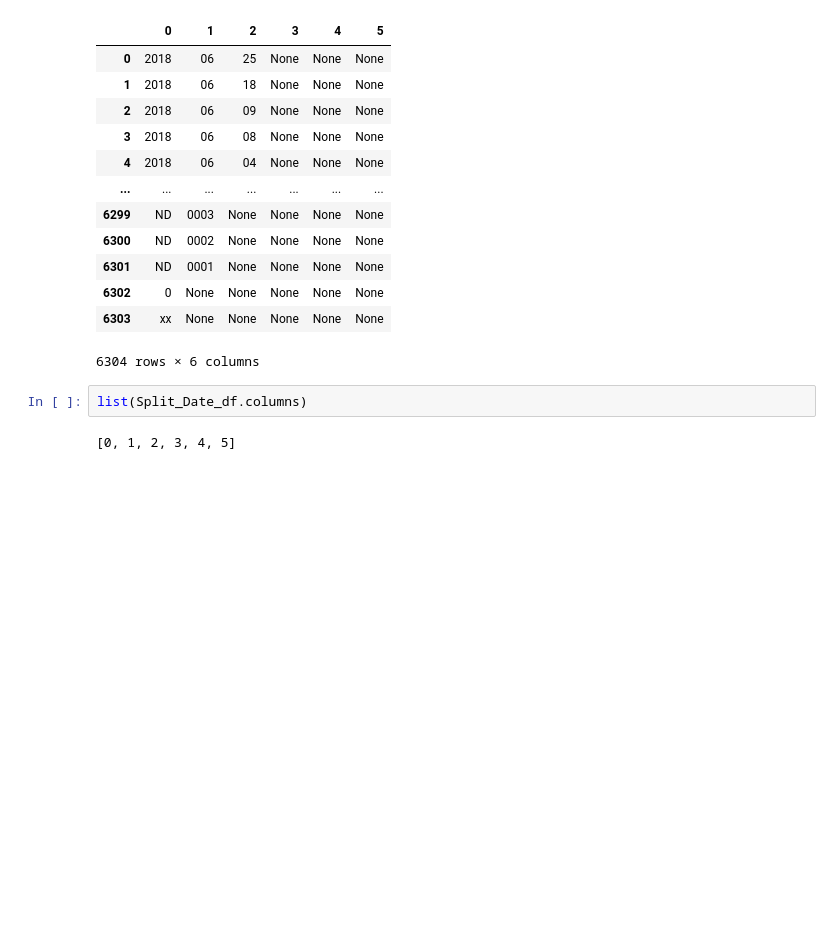
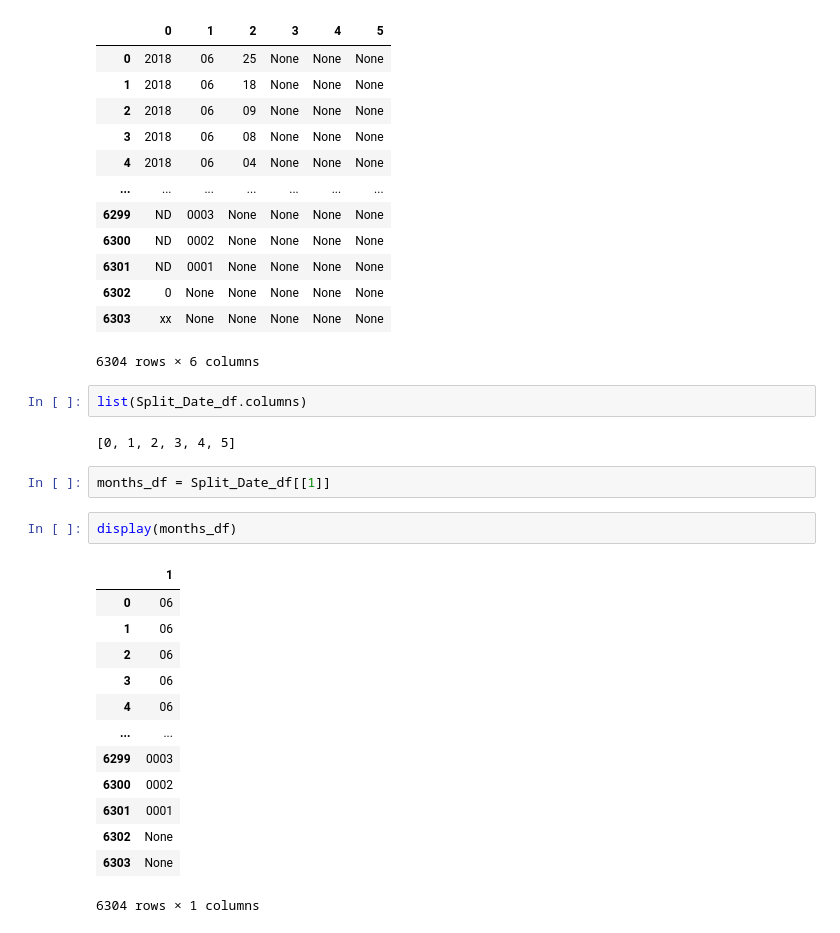
Before and after one commit to jaimecabanyes/Data-cleaning-pandas, a Jupyter notebook: Untitled.ipynb, the cells around one changed output. Saved outputs shown, nothing was run; the diff lists cells and outputs as text; blank space fills up the shorter version.

```diff
--- a/Untitled.ipynb
+++ b/Untitled.ipynb
@@ -183,4 +182,22 @@ display(Split_Date_df)
 list(Split_Date_df.columns)
 # %% [output]
 [0, 1, 2, 3, 4, 5]
+# %%
+months_df = Split_Date_df[[1]]
+# %%
+display(months_df)
+# %% [output]
+|  | 1 |
+| 0 | 06 |
+| 1 | 06 |
+| 2 | 06 |
+| 3 | 06 |
+| 4 | 06 |
+| ... | ... |
+| 6299 | 0003 |
+| 6300 | 0002 |
+| 6301 | 0001 |
+| 6302 | None |
+| 6303 | None |
+6304 rows × 1 columns
 # %%
```
Also changed, not shown: parts of 19 cells of this notebook.
